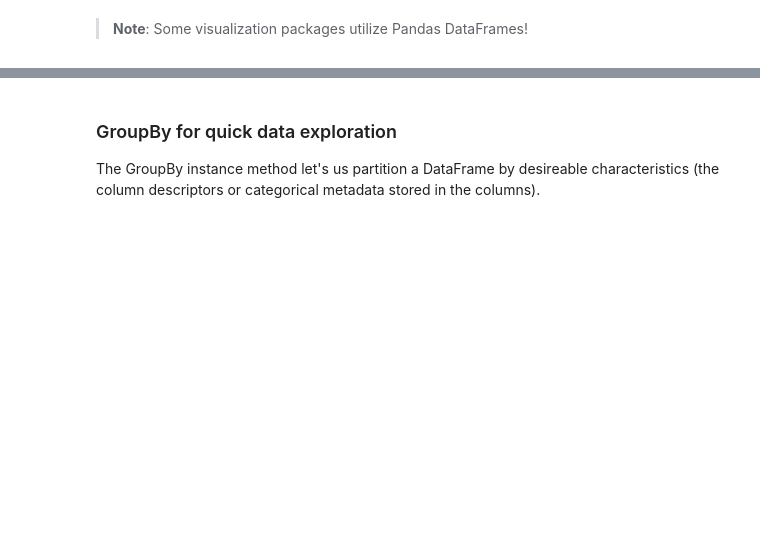
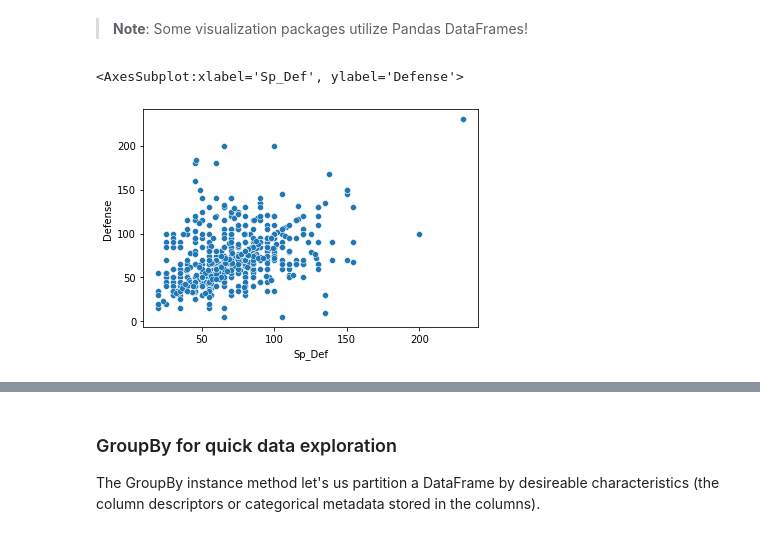
Before and after one commit to vrhaynes/PythonDataCamp_ICONLab, a Jupyter notebook: Week5 - Scientific Packages II.ipynb, the cells around one changed output, grey strips where cells are left out. Drawn from its saved outputs; the diff is of its cells as text; code cells hidden in the pictures; blank space fills up the shorter version.

```diff
--- a/Week5 - Scientific Packages II.ipynb
+++ b/Week5 - Scientific Packages II.ipynb
@@ -372,8 +600,11 @@ import seaborn as sns # this is a Python joke, but has become standard
                       # stands for Samuel Norman "Sam" Seaborn
                       # A character in The West Wing?
 # %%
-# Option 4 - Pandas
-pokemon_df.plot.scatter(x='Sp_Def',y='Defense')
+# Option 4 - using Seaborn
+sns.scatterplot(x='Sp_Def',y='Defense',data=pokemon_df)
+# %% [output]
+<AxesSubplot:xlabel='Sp_Def', ylabel='Defense'>
+[figure, added]
 # %%
 # Now all together
 df = pokemon_df[['HP','Defense','Sp_Def']] # another way to filer
```
Also changed, not shown: parts of 57 cells of this notebook, 2 other files.
